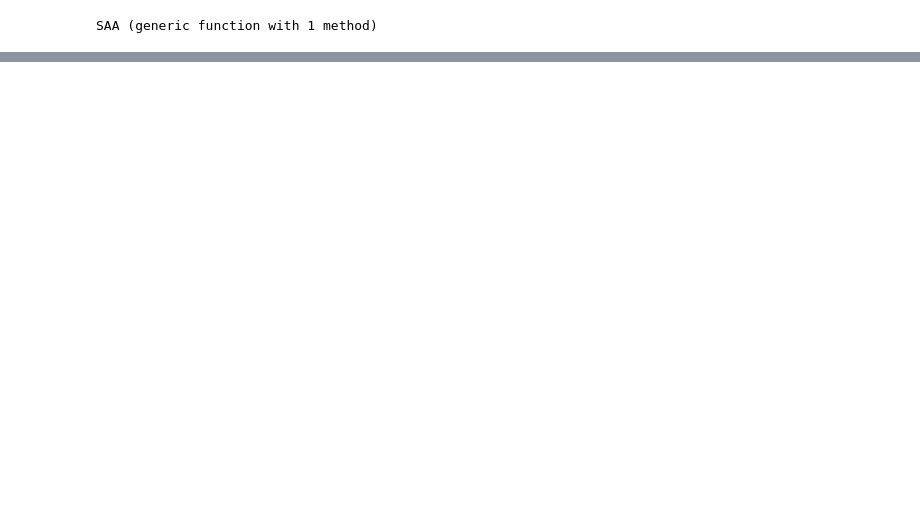
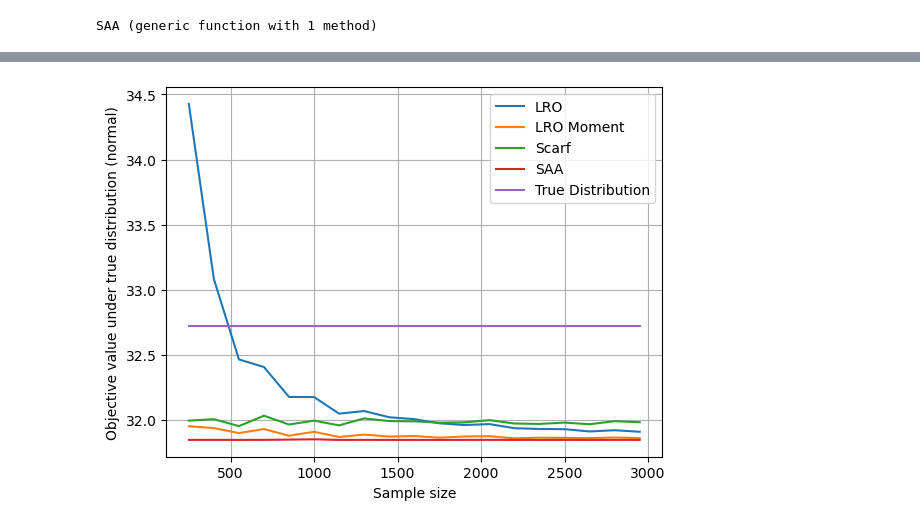
Before and after one commit to cmjohnston39/DSO670_Final_Project, a Jupyter notebook: main.ipynb, the cells around one changed output, grey strips where cells are left out. Drawn from its saved outputs; the diff is of its cells as text; code cells hidden in the pictures; blank space fills up the shorter version.

```diff
--- a/main.ipynb
+++ b/main.ipynb
@@ -372,0 +318,19 @@ print(objective_value(model))
+# %%
+#plot cost with respect to true distribution (norm)
+
+plot(start_sample:skip_sample:max_sample, LRO_obj, label="LRO")
+plot(start_sample:skip_sample:max_sample, LRO_mom_obj, label="LRO Moment")
+plot(start_sample:skip_sample:max_sample, scarf_obj , label="Scarf")
+plot(start_sample:skip_sample:max_sample, saa_obj, label="SAA")
+
+plot(start_sample:skip_sample:max_sample, opt_obj, label="True Distribution")
+
+xlabel("Sample size")
+ylabel("Objective value under true distribution (normal)")
+
+legend()
+grid("on")
+
+savefig("normal_obj_true_dist.pdf")
+# %% [output]
+[figure, added]
```
Also changed, not shown: parts of 25 cells of this notebook, 3 other files.
